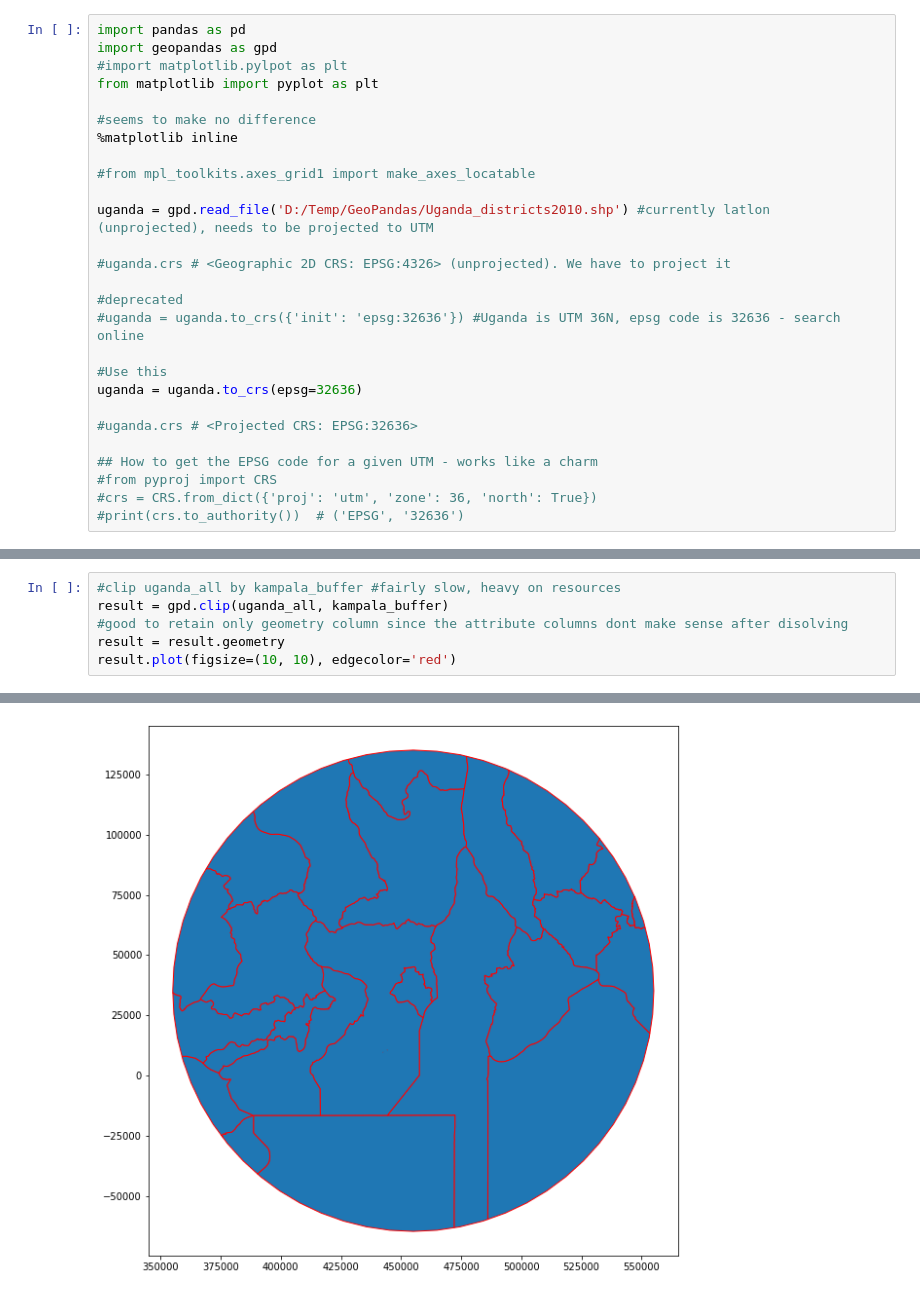
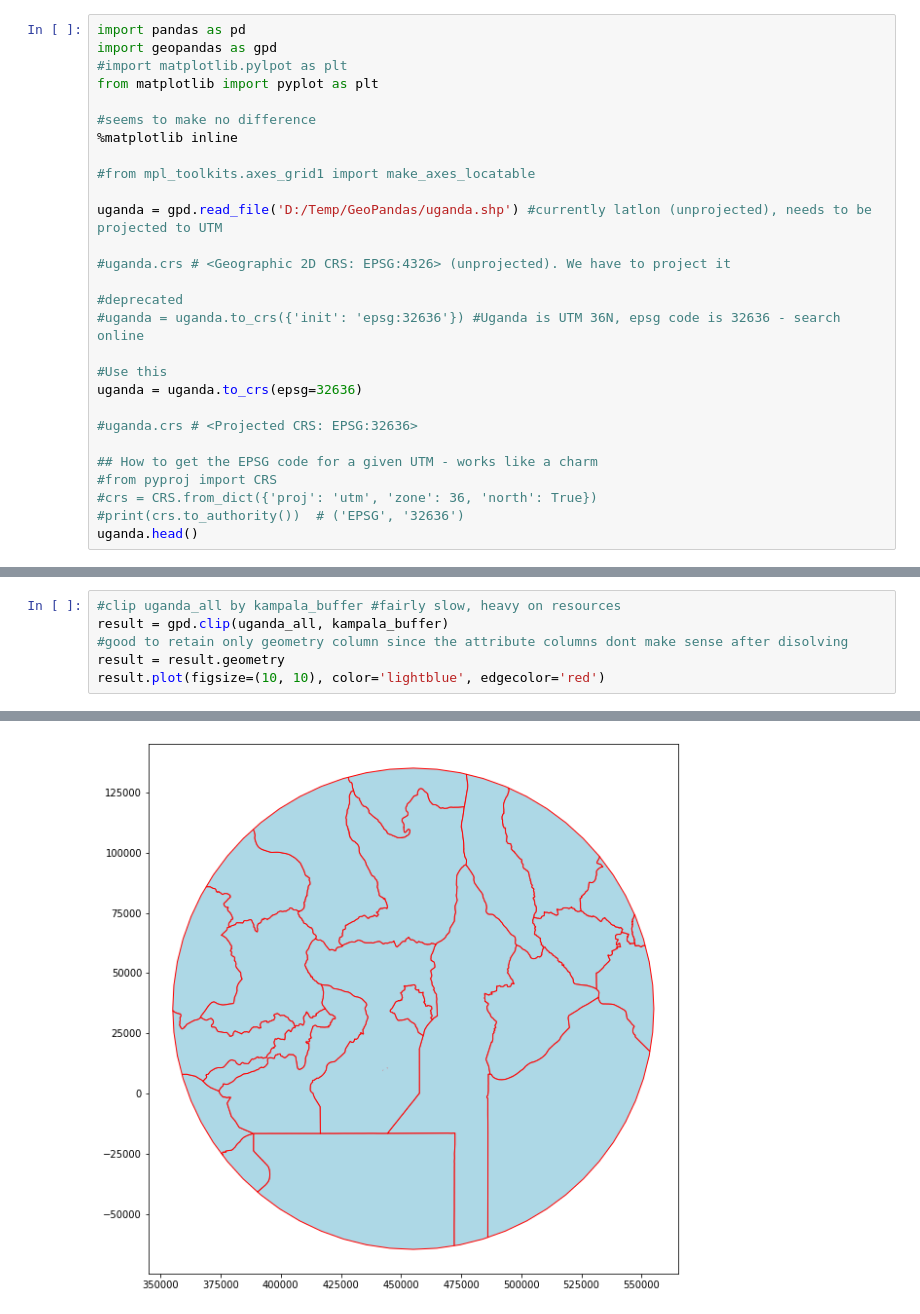
Before and after one commit to rorama/Data-Science-with-Python-Tips, a Jupyter notebook: tips_geopandas.ipynb, the cells around one changed output, grey strips where cells are left out. Saved outputs shown, nothing was run; the diff lists cells and outputs as text.

```diff
--- a/tips_geopandas.ipynb
+++ b/tips_geopandas.ipynb
@@ -12,7 +19,7 @@ from matplotlib import pyplot as plt
 
 #from mpl_toolkits.axes_grid1 import make_axes_locatable
 
-uganda = gpd.read_file('D:/Temp/GeoPandas/Uganda_districts2010.shp') #currently latlon (unprojected), needs to be projected to UTM
+uganda = gpd.read_file('D:/Temp/GeoPandas/uganda.shp') #currently latlon (unprojected), needs to be projected to UTM
 
 #uganda.crs # <Geographic 2D CRS: EPSG:4326> (unprojected). We have to project it
 
@@ -28,3 +35,4 @@ uganda = uganda.to_crs(epsg=32636)
 #from pyproj import CRS
 #crs = CRS.from_dict({'proj': 'utm', 'zone': 36, 'north': True})
 #print(crs.to_authority())  # ('EPSG', '32636')
+uganda.head()
@@ -188,12 +270,12 @@ result.plot(figsize=(10, 10), edgecolor='red')
 # %%
 #clip uganda_all by kampala_buffer #fairly slow, heavy on resources
 result = gpd.clip(uganda_all, kampala_buffer)
 #good to retain only geometry column since the attribute columns dont make sense after disolving
 result = result.geometry
-result.plot(figsize=(10, 10), edgecolor='red')
+result.plot(figsize=(10, 10), color='lightblue', edgecolor='red')
 # %% [output]
 <matplotlib.axes._subplots.AxesSubplot at 0x...>
-[figure, old version]
+[figure, new version]
 # %%
 #dissolve uganda_all by SUBREGION #fairly slow, heavy on resources
 result = uganda_all.dissolve(by='SUBREGION')
```
Also changed, not shown: parts of 14 cells of this notebook.
